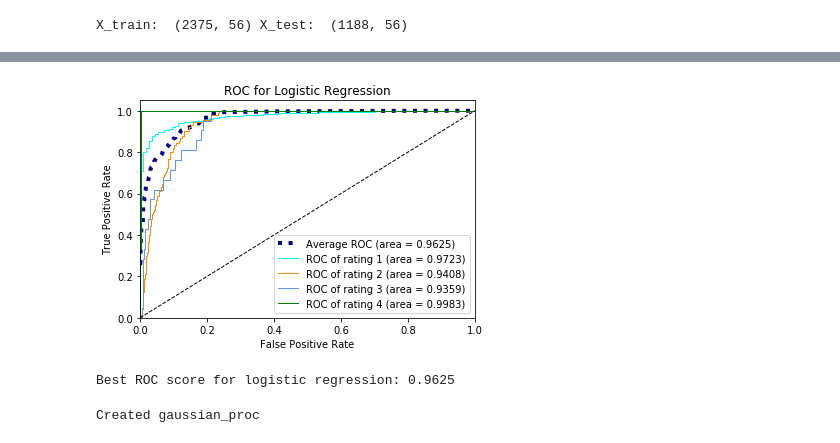
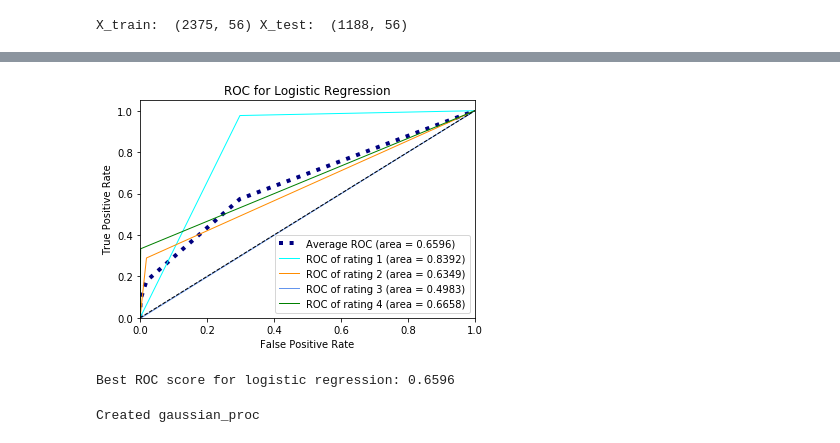
Before and after one commit to caoliang/psupr-CA1-project, a Jupyter notebook: classification-data.ipynb, the cells around one changed output, grey strips where cells are left out. Drawn from its saved outputs; the diff is of its cells as text; code cells hidden in the pictures.

```diff
--- a/classification-data.ipynb
+++ b/classification-data.ipynb
@@ -158,11 +171,11 @@ from sklearn.linear_model import LogisticRegression
 from sklearn.multiclass import OneVsRestClassifier
 
 # create logistic regression model for multi-class and one vs rest mode
-logreg = OneVsRestClassifier(LogisticRegression(solver='sag', multi_class='ovr', random_state=1))
+logreg = OneVsRestClassifier(LogisticRegression(multi_class='ovr', random_state=1))
 #print("parameters: ", logreg.get_params().keys())
 
 # Create GridSearch to find best model
-penalty_param = ['l2']
+penalty_param = ['l1', 'l2']
 solver_param = ['sag', 'saga']
 C_param = [0.0001, 0.001, 0.01, 1, 50, 100, 200, 1000]
 hyperparameters = dict(estimator__C=C_param, estimator__penalty=penalty_param, estimator__solver=solver_param)
@@ -171,9 +184,14 @@ hyperparameters = dict(estimator__C=C_param, estimator__penalty=penalty_param, e
 score_making_func = make_scorer(roc_auc_score, average='macro')
 grid_logreg = GridSearchCV(logreg, hyperparameters, scoring = score_making_func, verbose=0)
 
+timer_check = time.time()
+print('start training')
+
 # Best model
 best_logreg = grid_logreg.fit(X_train, y_train)
 
 #Print all the Parameters that gave the best results:
 print('Best Parameters', grid_logreg.best_params_)
+
+print('training spent: ', show_time_spent(timer_check))
 # %% [output]
@@ -180,0 +201,6 @@ Best Parameters {'estimator__C': 50, 'estimator__penalty': 'l2', 'estimator__sol
+# %%
+# Compute test scores
+y_score = best_logreg.fit(X_train, y_train).predict(X_test)
+
+# Print confusion scores
+print_confusion_matix(y_test, y_score)
@@ -181,24 +225,17 @@ Best Parameters {'estimator__C': 50, 'estimator__penalty': 'l2', 'estimator__sol
 # %%
-from sklearn.linear_model import LogisticRegression
-from sklearn.multiclass import OneVsRestClassifier
-from sklearn.linear_model import LogisticRegression
-
-# Compute test scores
-y_score = best_logreg.fit(X_train, y_train).decision_function(X_test)
-
 # Compute ROC AUC score
 logreg_result = compute_roc_auc_in_classes(y_test, y_score, num_classes=n_classes)
 
 # Draw ROC plot
 draw_roc_auc_in_classes(logreg_result, 'Logistic Regression', num_classes=n_classes)
 # %% [output]
-[figure, old version]
+[figure, new version]
 # %%
 # Assign Best score
 roc_logreg = logreg_result['roc_auc']['macro']
 print("Best ROC score for logistic regression: {0:0.4f}".format(roc_logreg))
 # %% [output]
-Best ROC score for logistic regression: 0.9625
+Best ROC score for logistic regression: 0.6596
 # %%
 # Step 3. Solve with Naive Bayes
 # %%
```
Also changed, not shown: parts of 39 cells of this notebook, 1 other file.
